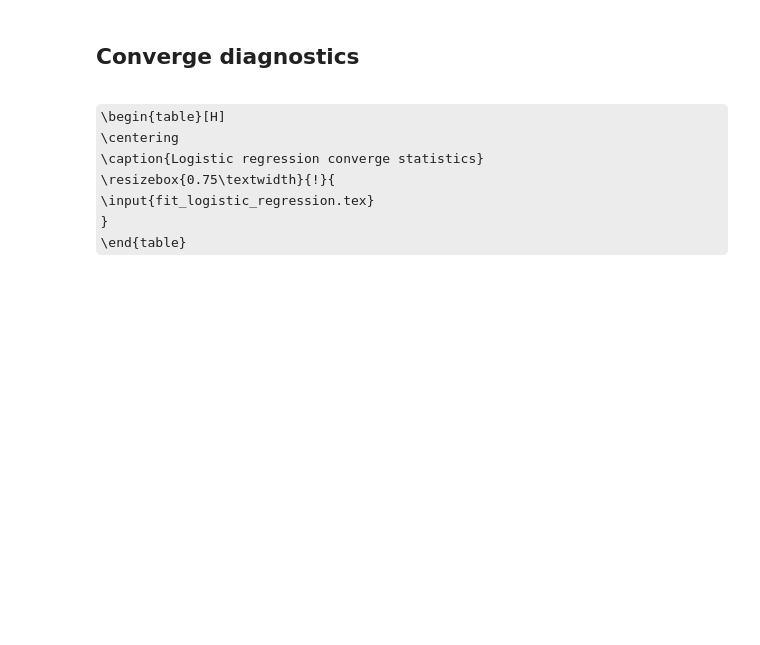
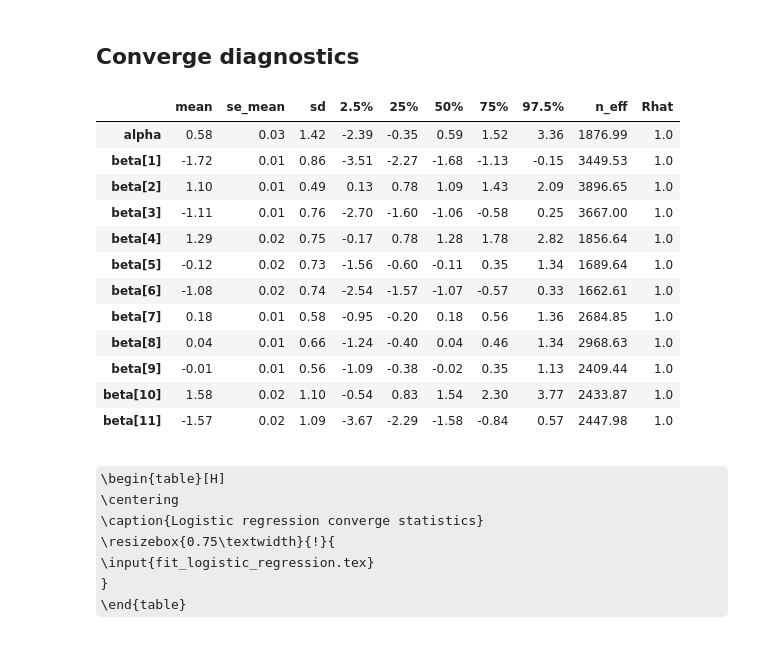
Before and after one commit to kapalk/bayesian_data_analysis_titanic, a Jupyter notebook: code/Bayesian Data Analysis - Course Project.ipynb, the cells around one changed output. Cells and saved outputs as stored; diff of their text form; code cells hidden in the pictures; some formulas as TeX source; blank space fills up the shorter version.

```diff
--- a/code/Bayesian Data Analysis - Course Project.ipynb
+++ b/code/Bayesian Data Analysis - Course Project.ipynb
@@ -175,10 +264,24 @@ Accuracy test:  0.799043062201
 ## Converge diagnostics
 # %%
 filt = ['alpha'] + ['beta[{}]'.format(i+1) for i in range(len(features))]
-fit_logistic_regression = my_utilities.create_fit_table(fit, 'fit_logistic_regression.tex', filter=filt)
+fit_logistic_regression = create_fit_table(fit, 'fit_logistic_regression.tex', filter=filt)
 
 if not CONVERT_TO_PDF:
     display(fit_logistic_regression)
+# %% [output]
+|  | mean | se_mean | sd | 2.5% | 25% | 50% | 75% | 97.5% | n_eff | Rhat |
+| alpha | 0.58 | 0.03 | 1.42 | -2.39 | -0.35 | 0.59 | 1.52 | 3.36 | 1876.99 | 1.0 |
+| beta[1] | -1.72 | 0.01 | 0.86 | -3.51 | -2.27 | -1.68 | -1.13 | -0.15 | 3449.53 | 1.0 |
+| beta[2] | 1.10 | 0.01 | 0.49 | 0.13 | 0.78 | 1.09 | 1.43 | 2.09 | 3896.65 | 1.0 |
+| beta[3] | -1.11 | 0.01 | 0.76 | -2.70 | -1.60 | -1.06 | -0.58 | 0.25 | 3667.00 | 1.0 |
+| beta[4] | 1.29 | 0.02 | 0.75 | -0.17 | 0.78 | 1.28 | 1.78 | 2.82 | 1856.64 | 1.0 |
+| beta[5] | -0.12 | 0.02 | 0.73 | -1.56 | -0.60 | -0.11 | 0.35 | 1.34 | 1689.64 | 1.0 |
+| beta[6] | -1.08 | 0.02 | 0.74 | -2.54 | -1.57 | -1.07 | -0.57 | 0.33 | 1662.61 | 1.0 |
+| beta[7] | 0.18 | 0.01 | 0.58 | -0.95 | -0.20 | 0.18 | 0.56 | 1.36 | 2684.85 | 1.0 |
+| beta[8] | 0.04 | 0.01 | 0.66 | -1.24 | -0.40 | 0.04 | 0.46 | 1.34 | 2968.63 | 1.0 |
+| beta[9] | -0.01 | 0.01 | 0.56 | -1.09 | -0.38 | -0.02 | 0.35 | 1.13 | 2409.44 | 1.0 |
+| beta[10] | 1.58 | 0.02 | 1.10 | -0.54 | 0.83 | 1.54 | 2.30 | 3.77 | 2433.87 | 1.0 |
+| beta[11] | -1.57 | 0.02 | 1.09 | -3.67 | -2.29 | -1.58 | -0.84 | 0.57 | 2447.98 | 1.0 |
 # %% [markdown]
 \begin{table}[H]
 \centering
```
Also changed, not shown: parts of 19 cells of this notebook, 5 other files.
